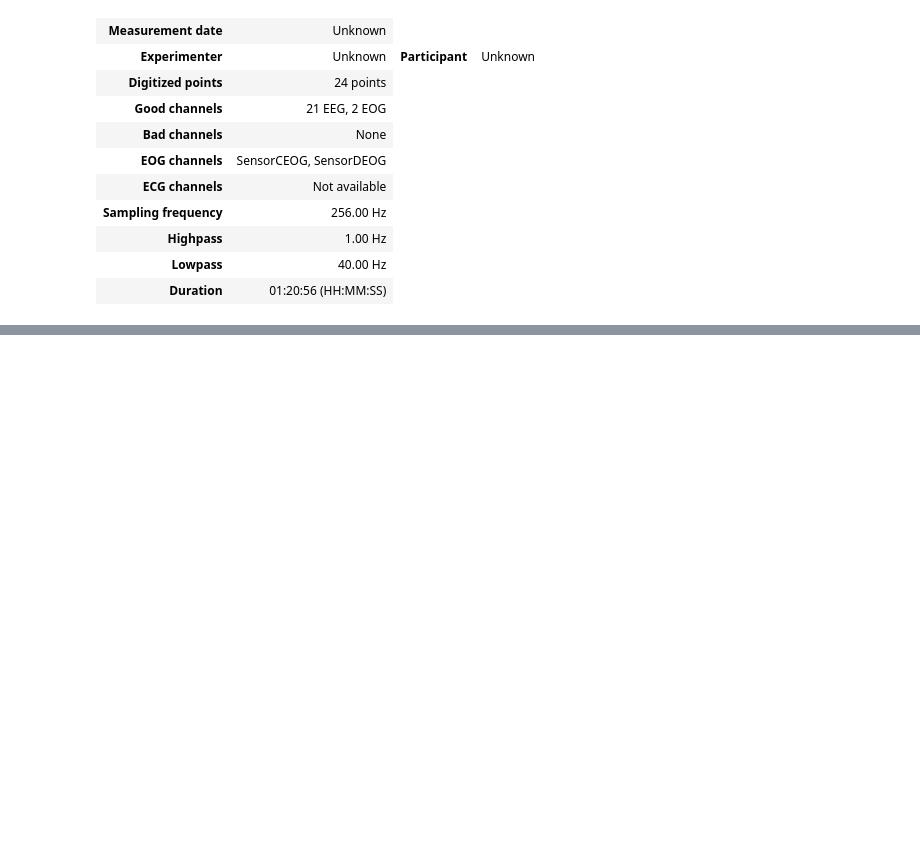
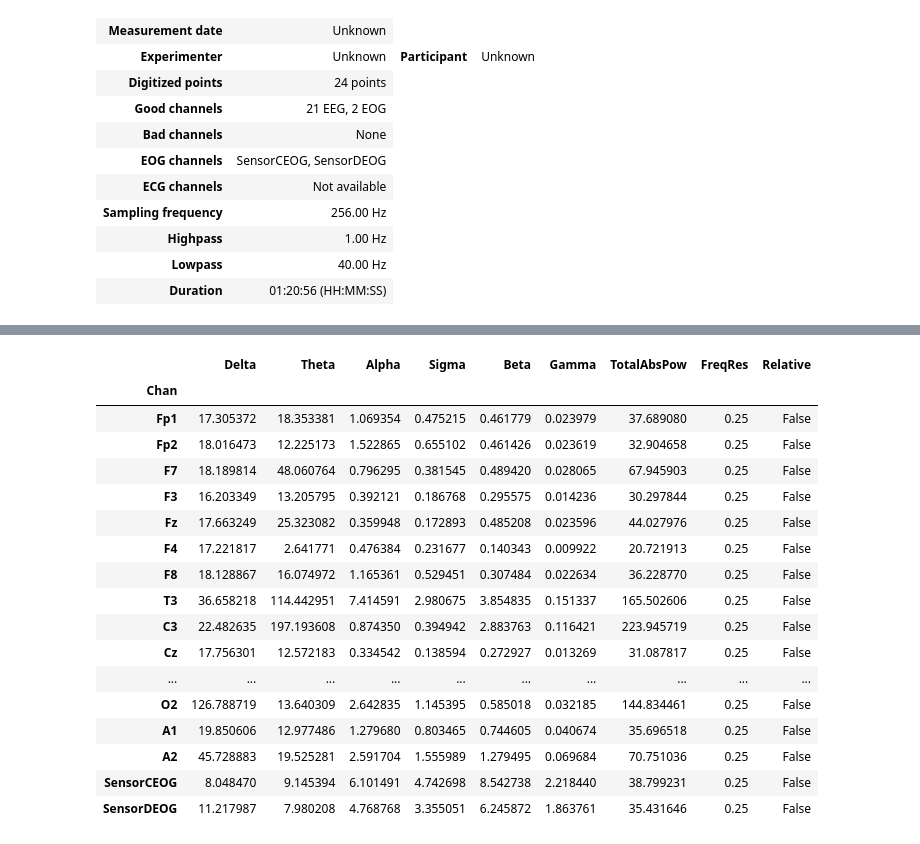
Before and after one commit to hanzohasashi33/EEG-meditation, a Jupyter notebook: preprocessing_notebook.ipynb, the cells around one changed output, grey strips where cells are left out. Cells and saved outputs as stored; diff of their text form; code cells hidden in the pictures; blank space fills up the shorter version.

```diff
--- a/preprocessing_notebook.ipynb
+++ b/preprocessing_notebook.ipynb
@@ -286,0 +332,24 @@ count
+# %%
+from scipy.signal import welch
+import matplotlib.pyplot as plt
+import seaborn as sns
+
+sf = raw.info['sfreq']
+chan = raw.ch_names
+win = int(4 * sf)  # Window size is set to 4 seconds
+freqs, psd = welch(data, sf, nperseg=win, average='median')  # Works with single or multi-channel data
+
+print(freqs.shape, psd.shape)  # psd has shape (n_channels, n_frequencies)
+
+# Plot
+plt.plot(freqs, psd[1], 'k', lw=2)
+plt.fill_between(freqs, psd[1], cmap='Spectral')
+plt.xlim(0, 50)
+plt.yscale('log')
+sns.despine()
+plt.title(chan[1])
+plt.xlabel('Frequency [Hz]')
+plt.ylabel('PSD log($uV^2$/Hz)')
+# plt.show()
+
+print(psd)
@@ -286,0 +513,3 @@ count
+# %%
+yasa.bandpower(data, sf=sf, ch_names=chan, bandpass=True, relative=False)
+# %% [output]
@@ -286,0 +522,18 @@ count
+|  | Delta | Theta | Alpha | Sigma | Beta | Gamma | TotalAbsPow | FreqRes | Relative |
+| Chan |  |  |  |  |  |  |  |  |  |
+| Fp1 | 17.305372 | 18.353381 | 1.069354 | 0.475215 | 0.461779 | 0.023979 | 37.689080 | 0.25 | False |
+| Fp2 | 18.016473 | 12.225173 | 1.522865 | 0.655102 | 0.461426 | 0.023619 | 32.904658 | 0.25 | False |
+| F7 | 18.189814 | 48.060764 | 0.796295 | 0.381545 | 0.489420 | 0.028065 | 67.945903 | 0.25 | False |
+| F3 | 16.203349 | 13.205795 | 0.392121 | 0.186768 | 0.295575 | 0.014236 | 30.297844 | 0.25 | False |
+| Fz | 17.663249 | 25.323082 | 0.359948 | 0.172893 | 0.485208 | 0.023596 | 44.027976 | 0.25 | False |
+| F4 | 17.221817 | 2.641771 | 0.476384 | 0.231677 | 0.140343 | 0.009922 | 20.721913 | 0.25 | False |
+| F8 | 18.128867 | 16.074972 | 1.165361 | 0.529451 | 0.307484 | 0.022634 | 36.228770 | 0.25 | False |
+| T3 | 36.658218 | 114.442951 | 7.414591 | 2.980675 | 3.854835 | 0.151337 | 165.502606 | 0.25 | False |
+| C3 | 22.482635 | 197.193608 | 0.874350 | 0.394942 | 2.883763 | 0.116421 | 223.945719 | 0.25 | False |
+| Cz | 17.756301 | 12.572183 | 0.334542 | 0.138594 | 0.272927 | 0.013269 | 31.087817 | 0.25 | False |
+| ... | ... | ... | ... | ... | ... | ... | ... | ... | ... |
+| O2 | 126.788719 | 13.640309 | 2.642835 | 1.145395 | 0.585018 | 0.032185 | 144.834461 | 0.25 | False |
+| A1 | 19.850606 | 12.977486 | 1.279680 | 0.803465 | 0.744605 | 0.040674 | 35.696518 | 0.25 | False |
+| A2 | 45.728883 | 19.525281 | 2.591704 | 1.555989 | 1.279495 | 0.069684 | 70.751036 | 0.25 | False |
+| SensorCEOG | 8.048470 | 9.145394 | 6.101491 | 4.742698 | 8.542738 | 2.218440 | 38.799231 | 0.25 | False |
+| SensorDEOG | 11.217987 | 7.980208 | 4.768768 | 3.355051 | 6.245872 | 1.863761 | 35.431646 | 0.25 | False |
```
Also changed, not shown: parts of 55 cells of this notebook, 4 other files.
